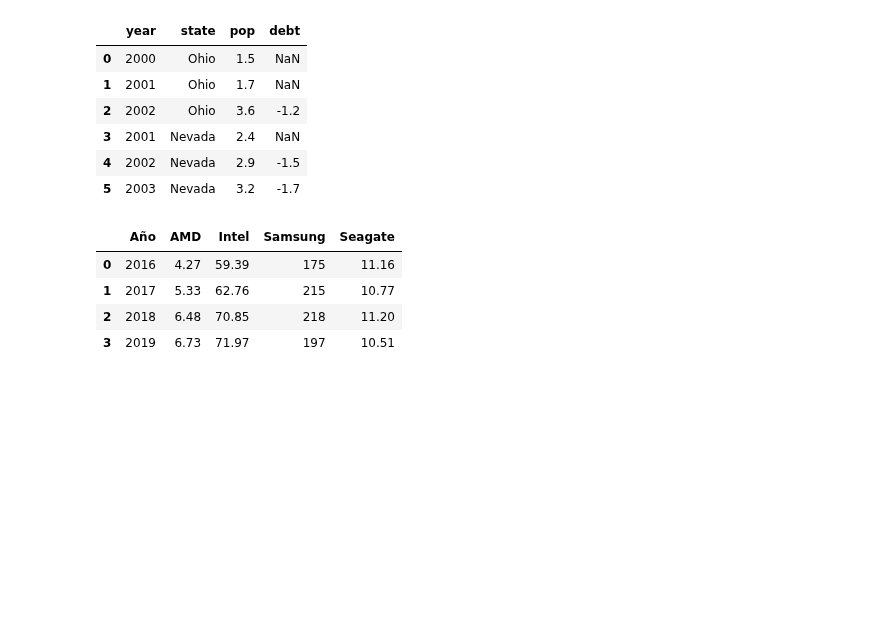
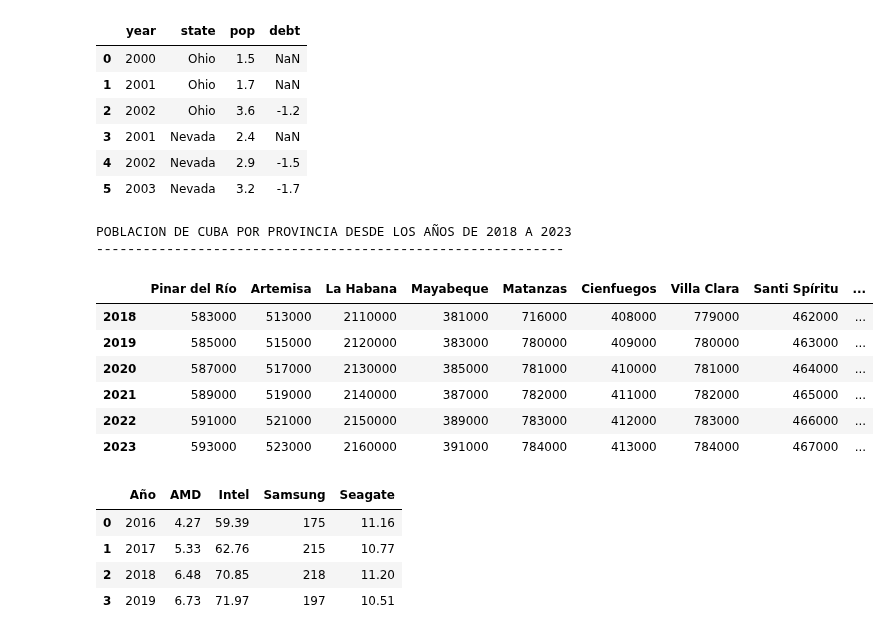
Before and after one commit to mizos0512/RPython, a Jupyter notebook: Notebooks/Clases/Practica35.ipynb, the cells around one changed output. Drawn from its saved outputs; the diff is of its cells as text; code cells hidden in the pictures; blank space fills up the shorter version.

```diff
--- a/Notebooks/Clases/Practica35.ipynb
+++ b/Notebooks/Clases/Practica35.ipynb
@@ -109,6 +101,36 @@ frame2
 | 3 | 2001 | Nevada | 2.4 | NaN |
 | 4 | 2002 | Nevada | 2.9 | -1.5 |
 | 5 | 2003 | Nevada | 3.2 | -1.7 |
+# %%
+import numpy as np
+import pandas as pd
+
+# pop_prov_Cuba es un diccionario donde la clave es un 'string' y el valor es otro diccionario
+# La clave externa conforma los encabezamiento de cada fila (columns), es decir las provincias
+# La clave interna conforma lo indices de las filas (index), es decir los 'años'
+# y los valores de la matriz son las poblaciones de las distintas provincias de Cuba
+
+pop_prov_Cuba = {"Pinar del Río": {2018: 583000, 2019: 585000, 2020: 587000, 2021: 589000, 2022: 591000, 2023: 593000}, "Artemisa": {2018: 513000, 2019: 515000, 2020: 517000, 2021: 519000, 2022: 521000, 2023: 523000}, "La Habana": {2018: 2110000, 2019: 2120000, 2020: 2130000, 2021: 2140000,2022: 2150000, 2023: 2160000}, \
+"Mayabeque": {2018: 381000, 2019: 383000, 2020: 385000 , 2021: 387000,2022: 389000, 2023: 391000},"Matanzas": {2018: 716000, 2019: 780000, 2020: 781000, 2021: 782000,2022: 783000, 2023: 784000}, "Cienfuegos": {2018: 408000, 2019: 409000, 2020: 410000, 2021: 411000,2022: 412000, 2023: 413000}, \
+"Villa Clara": {2018: 779000, 2019: 780000, 2020: 781000, 2021: 782000, 2022: 783000, 2023: 784000}, "Santi Spíritu": {2018: 462000, 2019: 463000, 2020: 464000, 2021: 465000, 2022: 466000, 2023: 467000}, "Ciego de Ávila": {2018: 431000, 2019: 432000, 2020: 433000, 2021: 434000, 2022: 435000, 2023: 436000}, \
+"Camaguey": {2018: 765000, 2019: 766000, 2020: 767000, 2021: 768000, 2022: 769000, 2023: 770000}, "Las Tunas": {2018: 536000, 2019: 537000, 2020: 538000, 2021: 539000, 2022: 540000, 2023: 541000}, "Holguín": {2018: 1032000, 2019: 1033000, 2020: 1034000, 2021: 1035000, 2022: 1036000, 2023: 1037000}, \
+"Gramma": {2018: 838000, 2019: 839000, 2020: 840000, 2021: 841000, 2022: 842000, 2023: 843000}, "Santiago de Cuba": {2018: 1043000, 2019: 1044000, 2020: 1045000, 2021: 1046000, 2022: 1047000, 2023: 1048000}, "Guantánamo": {2018: 511000, 2019: 512000, 2020: 513000, 2021: 514000, 2022: 515000, 2023: 516000}}
+
+frame4 = pd.DataFrame(pop_prov_Cuba)
+
+print("POBLACION DE CUBA POR PROVINCIA DESDE LOS AÑOS DE 2018 A 2023")
+print("------------------------------------------------------------")
+frame4
+# %% [output]
+POBLACION DE CUBA POR PROVINCIA DESDE LOS AÑOS DE 2018 A 2023
+------------------------------------------------------------
+|  | Pinar del Río | Artemisa | La Habana | Mayabeque | Matanzas | Cienfuegos | Villa Clara | Santi Spíritu | ... |
+| 2018 | 583000 | 513000 | 2110000 | 381000 | 716000 | 408000 | 779000 | 462000 | ... |
+| 2019 | 585000 | 515000 | 2120000 | 383000 | 780000 | 409000 | 780000 | 463000 | ... |
+| 2020 | 587000 | 517000 | 2130000 | 385000 | 781000 | 410000 | 781000 | 464000 | ... |
+| 2021 | 589000 | 519000 | 2140000 | 387000 | 782000 | 411000 | 782000 | 465000 | ... |
+| 2022 | 591000 | 521000 | 2150000 | 389000 | 783000 | 412000 | 783000 | 466000 | ... |
+| 2023 | 593000 | 523000 | 2160000 | 391000 | 784000 | 413000 | 784000 | 467000 | ... |
 # %%
 import pandas as pd
 
```
Also changed, not shown: parts of 2 cells of this notebook, 2 other files.
